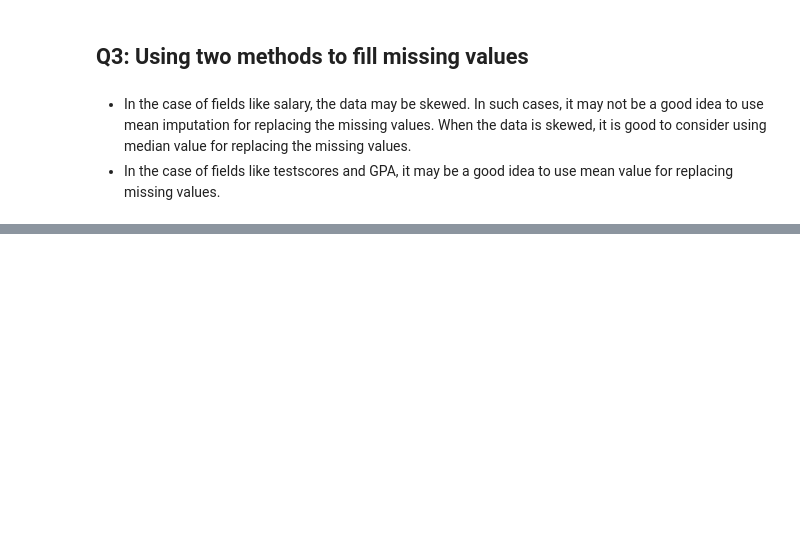
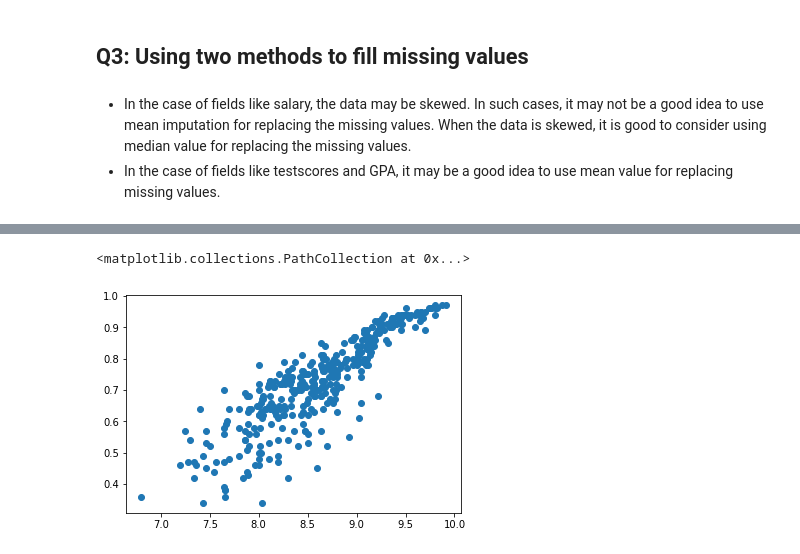
Before and after one commit to ouldouzN/task2_edit1, a Jupyter notebook: task2.ipynb, the cells around one changed output, grey strips where cells are left out. Cells and saved outputs as stored; diff of their text form; code cells hidden in the pictures; blank space fills up the shorter version.

```diff
--- a/task2.ipynb
+++ b/task2.ipynb
@@ -95,0 +106,5 @@ plt.show()
+# %%
+plt.scatter(data['CGPA'],data['Chance of Admit'])
+# %% [output]
+<matplotlib.collections.PathCollection at 0x...>
+[figure, added]
```
Also changed, not shown: parts of 7 cells of this notebook.
